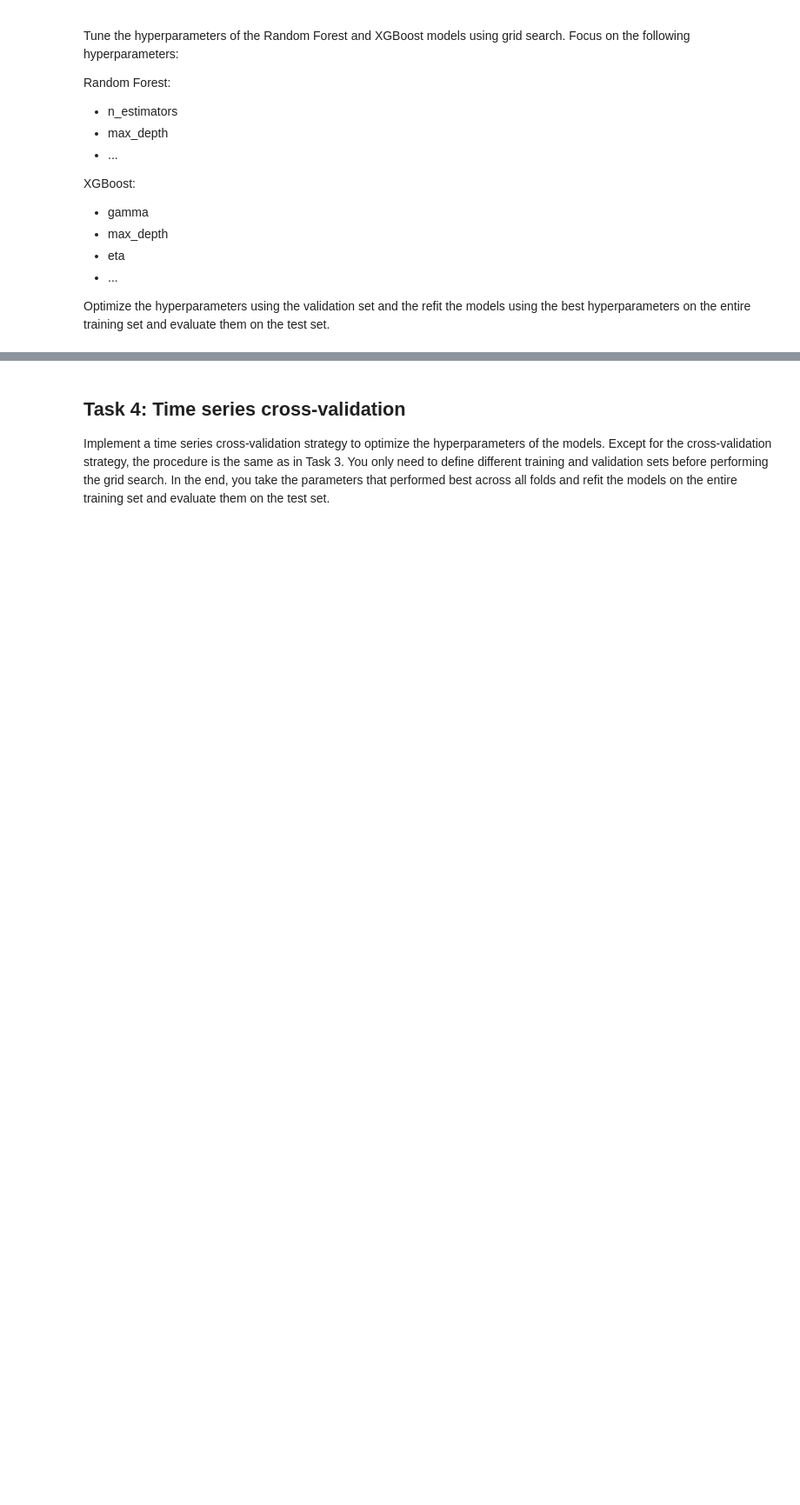
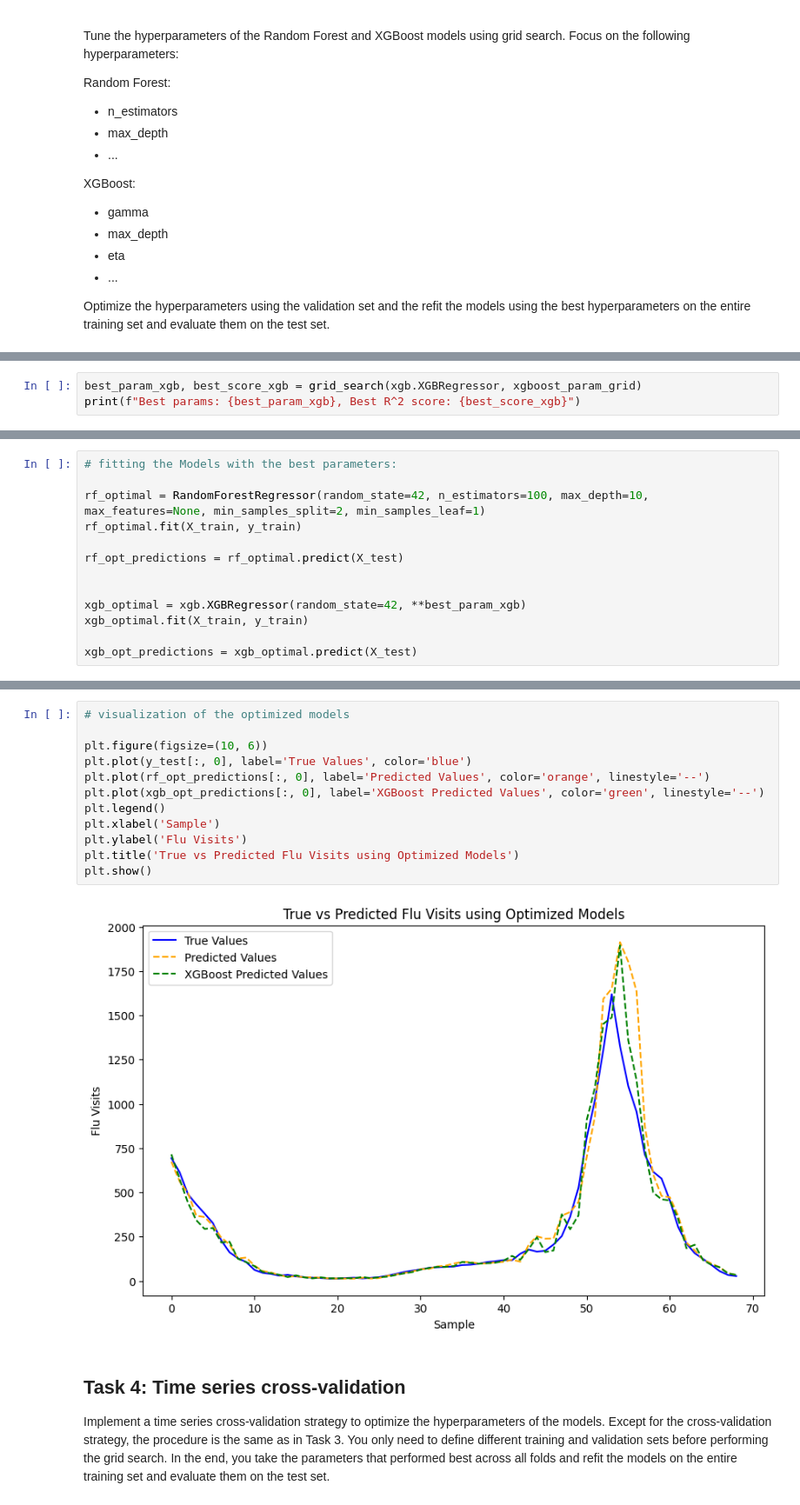
Before and after one commit to JulianMeigen/ML-handson, a Jupyter notebook: notebooks/2.0-SNJM-Day2.ipynb, the cells around one changed output, grey strips where cells are left out. Shown at 87% size. Saved outputs shown, nothing was run; the diff lists cells and outputs as text; blank space fills up the shorter version.

```diff
--- a/notebooks/2.0-SNJM-Day2.ipynb
+++ b/notebooks/2.0-SNJM-Day2.ipynb
@@ -163,0 +215,3 @@ Optimize the hyperparameters using the validation set and the refit the models u
+# %%
+best_param_xgb, best_score_xgb = grid_search(xgb.XGBRegressor, xgboost_param_grid)
+print(f"Best params: {best_param_xgb}, Best R^2 score: {best_score_xgb}")
@@ -163,0 +220,13 @@ Optimize the hyperparameters using the validation set and the refit the models u
+# %%
+# fitting the Models with the best parameters:
+
+rf_optimal = RandomForestRegressor(random_state=42, n_estimators=100, max_depth=10, max_features=None, min_samples_split=2, min_samples_leaf=1)
+rf_optimal.fit(X_train, y_train)
+
+rf_opt_predictions = rf_optimal.predict(X_test)
+
+
+xgb_optimal = xgb.XGBRegressor(random_state=42, **best_param_xgb)
+xgb_optimal.fit(X_train, y_train)
+
+xgb_opt_predictions = xgb_optimal.predict(X_test)
@@ -164,3 +249,17 @@ Optimize the hyperparameters using the validation set and the refit the models u
+# %%
+# visualization of the optimized models
+
+plt.figure(figsize=(10, 6))
+plt.plot(y_test[:, 0], label='True Values', color='blue')
+plt.plot(rf_opt_predictions[:, 0], label='Predicted Values', color='orange', linestyle='--')
+plt.plot(xgb_opt_predictions[:, 0], label='XGBoost Predicted Values', color='green', linestyle='--')
+plt.legend()
+plt.xlabel('Sample')
+plt.ylabel('Flu Visits')
+plt.title('True vs Predicted Flu Visits using Optimized Models')
+plt.show()
+# %% [output]
+[figure, added]
 # %% [markdown]
 ## Task 4: Time series cross-validation
 
```
Also changed, not shown: parts of 19 cells of this notebook.
